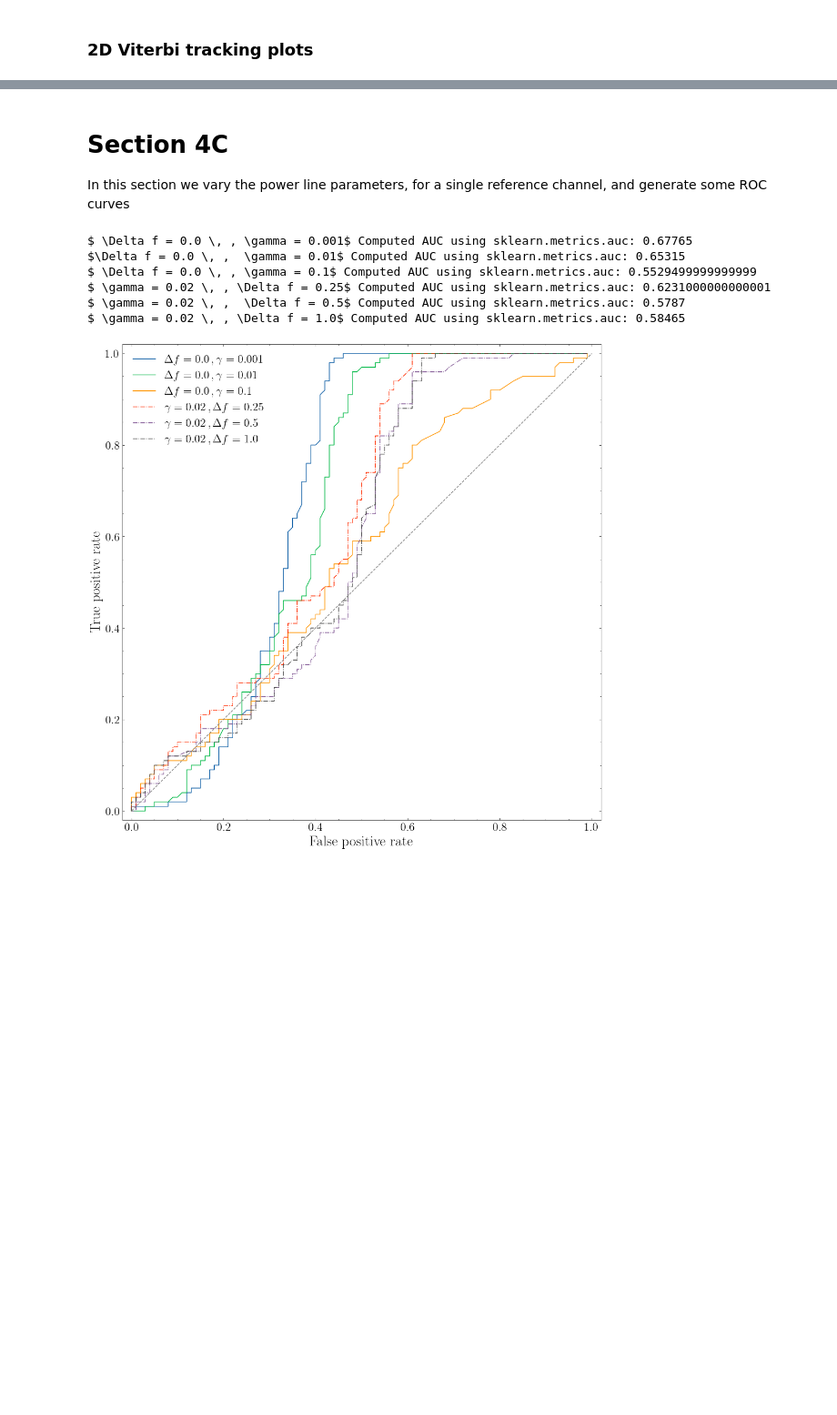
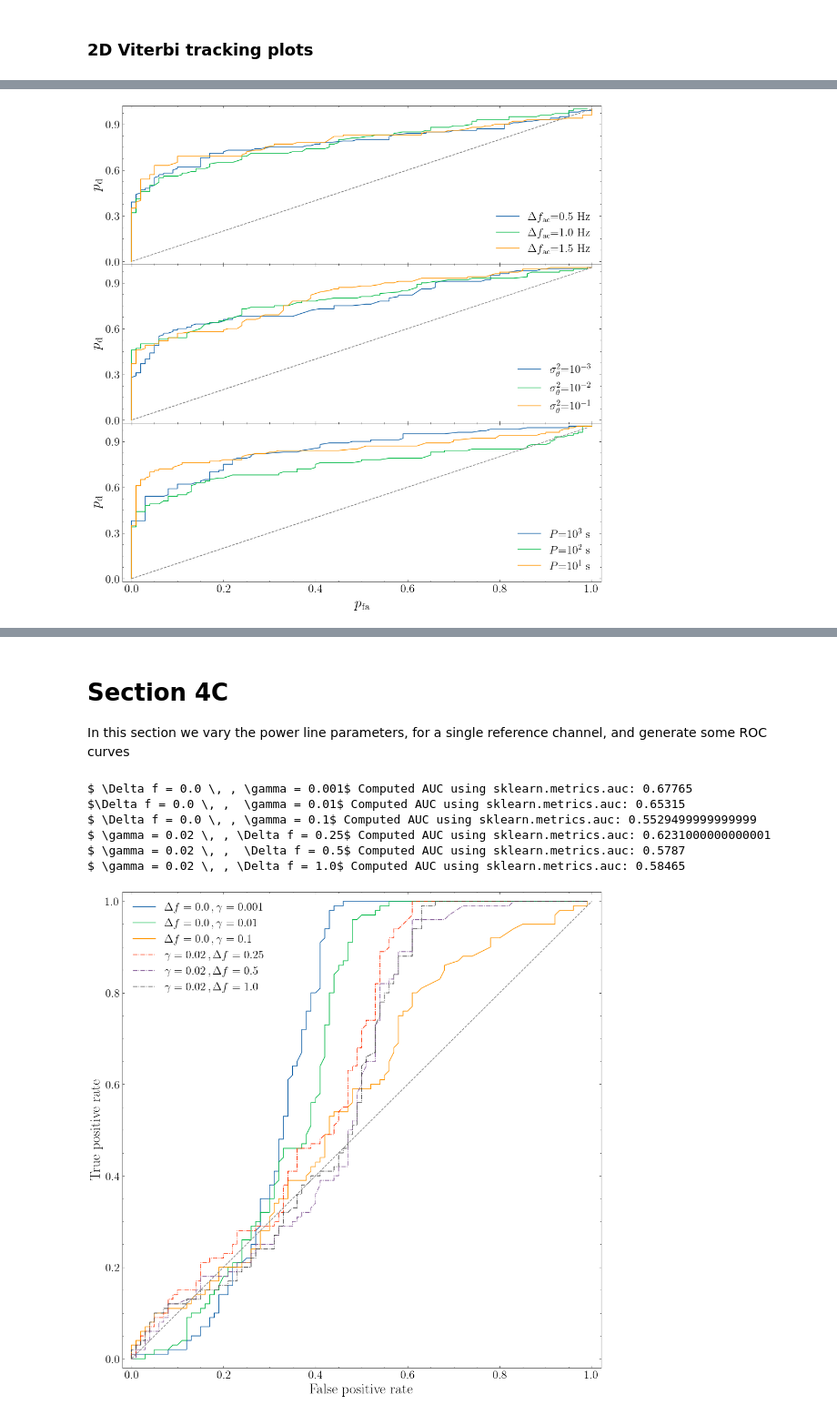
Before and after one commit to tomkimpson/ANC, a Jupyter notebook: src/plots_for_paper/all_plots_for_paper.ipynb, the cells around one changed output, grey strips where cells are left out. Shown at 91% size. Drawn from its saved outputs; the diff is of its cells as text; code cells hidden in the pictures; blank space fills up the shorter version.

```diff
--- a/src/plots_for_paper/all_plots_for_paper.ipynb
+++ b/src/plots_for_paper/all_plots_for_paper.ipynb
@@ -721,0 +764,80 @@ MSe, high noise: 0.22380607056663052
+# %%
+from scipy.io import loadmat
+from matplotlib import pyplot as plt
+import scienceplots
+from scipy.interpolate import interp1d
+
+plt.style.use('science')
+
+root = '../../data/data_used_for_manuscript/'
+identifiers = ['D_a','sigma_a','gamma_a']
+files_to_plot = ['roc_case1_D_a_ver2.mat','roc_case2_sigma_a_ver2','roc_case3_gamma_a_ver2']
+
+fig, axes = plt.subplots(nrows=3, ncols=1, figsize=(12,12),sharex=True)
+fs = 20
+
+legend_label = [r'$\Delta f_{\rm ac}$',r'$\sigma_{\theta}^2$', r'$P$']
+units = ['Hz', '', 's']
+print(plt.rcParams['axes.prop_cycle'].by_key()['color'])
+def load_and_plot(path,ax,identifier,legend_title,unit):
+
+    data = loadmat(path)
+
+    pd = data["pd"] #shape (3,1001)
+    pfa = data["pfa"].flatten()
+
+    pfa = pfa.reshape((pd.shape))
+
+    labels = data[identifier].flatten()
+
+
+    print(legend_title)
+    for i in range(pd.shape[-1]):
+
+        if legend_title == '$P$':
+            labs = 1/labels[i] #i.e. for gamma
+            labs = int(np.log10(labs))
+            labs = fr'$10^{labs}$'
+        else:
+            labs = labels[i]
+
+
+        if unit == '': #this is a bit clunky. Can't select on legend label
+            labs = int(np.log10(labs))
+            labs = fr'$10^{{{labs}}}$'
+
+
+        ax.plot(pfa[:,i], pd[:,i], label = legend_title + '=' + str(labs) + ' ' + unit)
+        f = interp1d(pfa[:,i], pd[:,i])
+        pd_critical = f(0.05) #what is the 5% pd?
+        print(identifier,labels[i],pd_critical)
+    ax.plot(pfa[:,0],pfa[:,0],linestyle='dashed',c='0.5')
+
+
+
+    #ax.legend(title=legend_title,fontsize=fs-4,title_fontsize=fs)
+    ax.legend(fontsize=fs-4,loc='lower right')
+
+    ax.set_ylabel(r"$p_{\rm d}$",fontsize=fs)
+    ax.axes.tick_params(axis="both", labelsize=fs-4)
+    delta = 0.02
+    ax.set_xlim(0.0-delta,1.0+delta)
+    ax.set_ylim(0.0-delta,1.0+delta)
+    ax.yaxis.set_major_locator(plt.MaxNLocator(4))
+
+
+    #ax.set_xscale('log')
+
+
+
+
+for i,f in enumerate(files_to_plot):
+    load_and_plot(root+f,axes[i],identifiers[i],legend_label[i],units[i])
+
+
+
+axes[-1].set_xlabel(r"$p_{\rm fa}$",fontsize=fs)
+
+plt.subplots_adjust(hspace=0.0,wspace=0.0)
+plt.savefig(f'../../data/images/roc_curve_mains_power_params',bbox_inches='tight',dpi=300)
+# %% [output]
@@ -721,0 +857 @@ MSe, high noise: 0.22380607056663052
+[figure, added]
```
Also changed, not shown: parts of 40 cells of this notebook, 47 other files.
